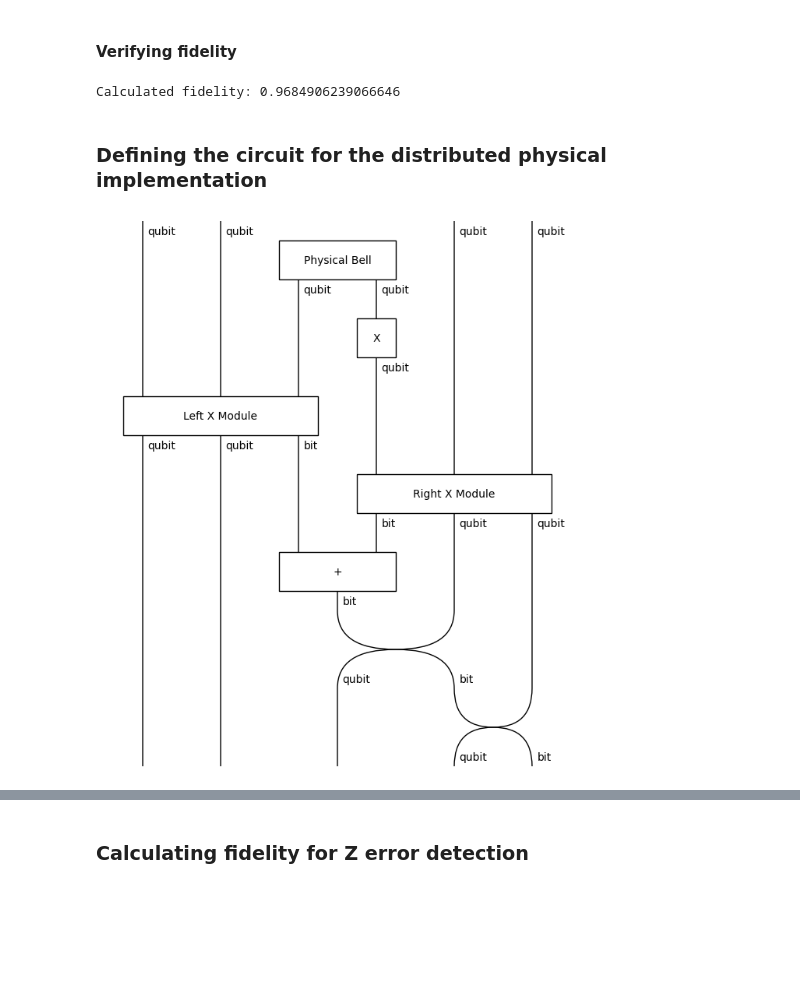
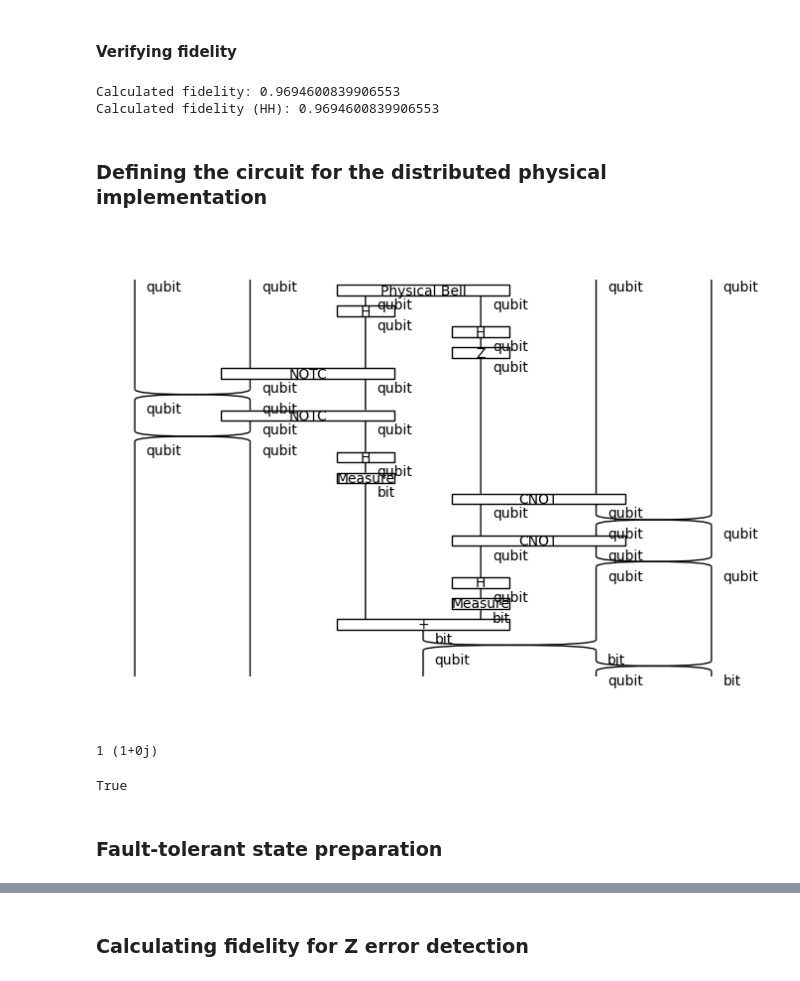
Before and after one commit to quantinuum-dev/optyx, a Jupyter notebook: notebooks/distributed-422-code.ipynb, the cells around one changed output, grey strips where cells are left out. Drawn from its saved outputs; the diff is of its cells as text; code cells hidden in the pictures; blank space fills up the shorter version.

```diff
--- a/notebooks/distributed-422-code.ipynb
+++ b/notebooks/distributed-422-code.ipynb
@@ -145,37 +145,49 @@ Noisy_bell = DensityMatrix('Physical Bell', bell, dom=Ty(), cod=qubit ** 2)
 # %% [markdown]
 #### Verifying fidelity
 # %%
-Perfect_Bell_Effect = Channel("Perfect Bell Effect", optyx.Id(optyx.bit) @ zx.X(1,1,0.5) >> optyx.Spider(2,0,typ=optyx.bit) @ optyx.Scalar(1 / np.sqrt(2)))
+Perfect_Bell = Channel("Perfect Bell", optyx.Spider(0,2,typ=optyx.bit) @ optyx.Scalar(1 / np.sqrt(2)))
+Perfect_Bell_Effect = Channel("Perfect Bell Effect", optyx.Spider(2,0,typ=optyx.bit) @ optyx.Scalar(1 / np.sqrt(2)))
 
-print("Calculated fidelity:", (Noisy_bell >> Perfect_Bell_Effect).double().to_tensor().eval().array.real)
+print("Calculated fidelity:", (Noisy_bell >> Circuit.id(qubit) @ X >> Perfect_Bell_Effect).double().to_tensor().eval().array.real)
+print("Calculated fidelity (HH):", (Noisy_bell_HH >> Circuit.id(qubit) @ Z >> Perfect_Bell_Effect).double().to_tensor().eval().array.real)
 # %% [output]
-Calculated fidelity: 0.9684906239066646
+Calculated fidelity: 0.9694600839906553
+Calculated fidelity (HH): 0.9694600839906553
 # %% [markdown]
 ### Defining the circuit for the distributed physical implementation
-# %%
-cnot = zx.Id(1) @ zx.X(1,2) >> zx.Z(2,1) @ zx.Id(1)
-left_module = zx.Id(1) @ cnot >> optyx.Diagram.permutation([1, 0, 2], optyx.bit ** 3) >> zx.Id(1) @ cnot >> optyx.Diagram.permutation([1, 0, 2], optyx.bit ** 3)
-
-notc = zx.X(1,2) @ zx.Id(1) >> zx.Id(1) @ zx.Z(2,1)
-right_module = notc @ zx.Id(1) >> optyx.Diagram.permutation([0, 2, 1], optyx.bit ** 3) >> notc @ zx.Id(1) >> optyx.Diagram.permutation([0, 2, 1], optyx.bit ** 3)
-
-X = Channel("X", zx.X(1,1,0.5))
-Left_X_module = Channel("Left X Module", left_module, dom=qubit ** 3, cod=qubit ** 2 @ bit)
-Right_X_module = Channel("Right X Module", right_module, dom=qubit ** 3, cod=bit @ qubit ** 2)
-
-Left_Z_module = Channel(
-    "Left Z Module", diag_pow(zx.H, 2) @ zx.Id(1) >> left_module >> diag_pow(zx.H, 2) @ zx.Id(1),
-    dom=qubit ** 3, cod=qubit ** 2 @ bit)
-Right_Z_module = Channel(
-    "Right Z Module", zx.Id(1) @ diag_pow(zx.H, 2) >> right_module >> zx.Id(1) @ diag_pow(zx.H, 2),
-    dom=qubit ** 3, cod=bit @ qubit ** 2)
-
-ClassicalDetector = Channel("+", zx.X(2,1,0), dom=bit**2, cod=bit)
-
-Physical_X_detector = Circuit.id(qubit ** 2) @ (Noisy_bell >> Circuit.id(qubit) @ X) @ Circuit.id(qubit ** 2) >> Left_X_module @ Right_X_module >> Circuit.id(qubit ** 2) @ ClassicalDetector @ Circuit.id(qubit ** 2) >> Circuit.permutation([0,1,3,4,2], qubit ** 2 @ bit @ qubit ** 2)
-
-Physical_Z_detector = Circuit.id(qubit ** 2) @ (Noisy_bell >> Circuit.id(qubit) @ X) @ Circuit.id(qubit ** 2) >> Left_Z_module @ Right_Z_module >> Circuit.id(qubit ** 2) @ ClassicalDetector @ Circuit.id(qubit ** 2) >> Circuit.permutation([0,1,3,4,2], qubit ** 2 @ bit @ qubit ** 2)
-
-Physical_X_detector.draw()
-# %% [output]
-[figure, removed]
+# %%
+
+Left_module = Circuit.id(qubit) @ NOTC >> Circuit.permutation([1, 0, 2], qubit ** 3) >> Circuit.id(qubit) @ NOTC >> Circuit.permutation([1, 0, 2], qubit ** 3) >> Circuit.id(qubit ** 2) @ (H >> Measure(qubit))
+
+Right_module = CNOT @ Circuit.id(qubit) >> Circuit.id(qubit) @ Circuit.swap(qubit, qubit) >> CNOT @ Circuit.id(qubit) >> Circuit.id(qubit) @ Circuit.swap(qubit, qubit) >> (H >> Measure(qubit)) @ Circuit.id(qubit ** 2)
+
+Left_Z_module = Left_module
+Right_Z_module = Right_module
+Left_X_module = H ** 2 @ Circuit.id(qubit) >> Left_module >> H ** 2 @ Circuit.id(bit)
+Right_X_module = Circuit.id(qubit) @ H ** 2 >> Right_module >> Circuit.id(bit) @ H ** 2
+
+ClassicalPlus = Channel("+", zx.X(2,1) @ zx.Scalar(np.sqrt(2)), dom=bit**2, cod=bit)
+
+Physical_Z_detector = Circuit.id(qubit ** 2) @ (Noisy_bell_HH >> Circuit.id(qubit) @ Z) @ Circuit.id(qubit ** 2) >> Left_Z_module @ Right_Z_module >> Circuit.id(qubit ** 2) @ ClassicalPlus @ Circuit.id(qubit ** 2) >> Circuit.permutation([0,1,3,4,2], qubit ** 2 @ bit @ qubit ** 2)
+
+Physical_X_detector = Circuit.id(qubit ** 2) @ (Noisy_bell_HH >> Circuit.id(qubit) @ Z) @ Circuit.id(qubit ** 2) >> Left_X_module @ Right_X_module >> Circuit.id(qubit ** 2) @ ClassicalPlus @ Circuit.id(qubit ** 2) >> Circuit.permutation([0,1,3,4,2], qubit ** 2 @ bit @ qubit ** 2)
+
+Physical_Z_detector.draw()
+# %% [output]
+[figure, added]
+# %%
+def is_causal(diag, verbose=False, rtol=1e-8):
+    discard = Discard(diag.dom).double().to_tensor().eval().array
+    unitary_then_discard = (diag >> Discard(diag.cod)).double().to_tensor().eval().array
+    if verbose:
+        print(discard, unitary_then_discard)
+    return np.allclose(discard, unitary_then_discard, rtol)
+
+d = Noisy_bell
+
+is_causal(d, verbose=True)
+# %% [output]
+1 (1+0j)
+True
+# %% [markdown]
+### Fault-tolerant state preparation
```
Also changed, not shown: parts of 27 cells of this notebook, 3 other files.
